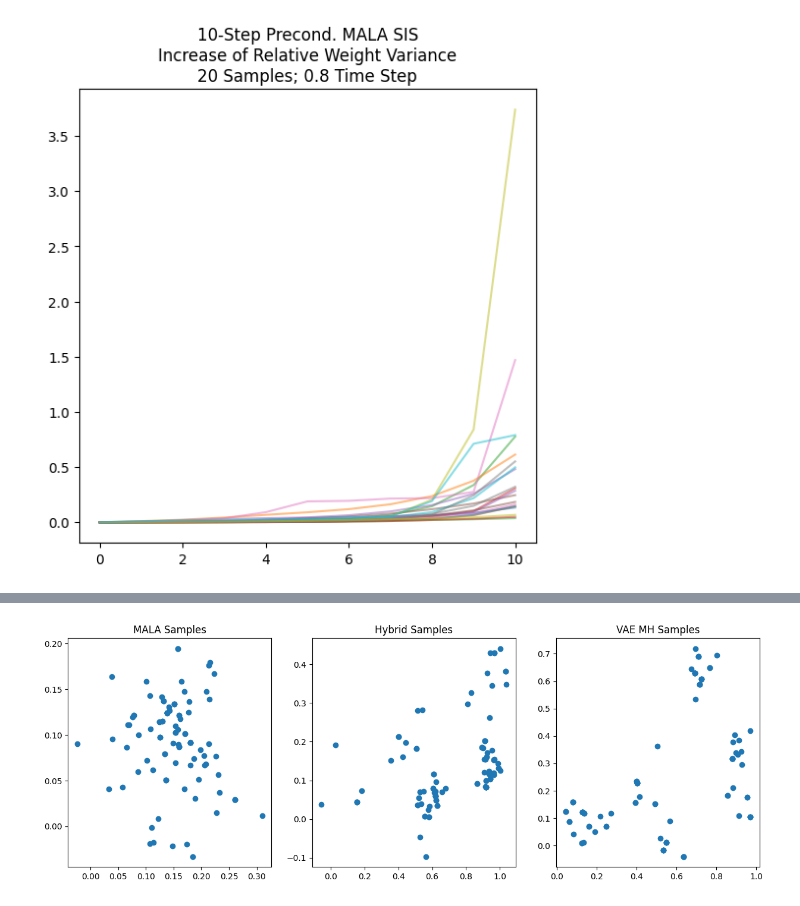
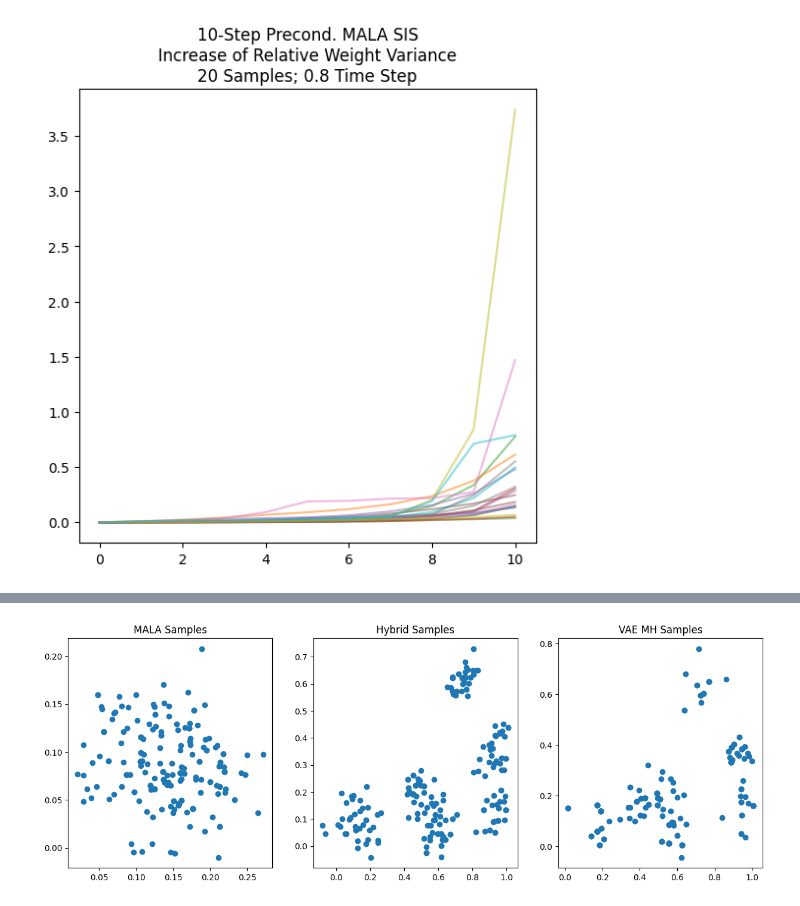
Before and after one commit to xapq/approximate-metropolis-hastings, a Jupyter notebook: notebooks/LikelihoodEstimatorsComparison.ipynb, the cells around one changed output, grey strips where cells are left out. Cells and saved outputs as stored; diff of their text form; code cells hidden in the pictures.

```diff
--- a/notebooks/LikelihoodEstimatorsComparison.ipynb
+++ b/notebooks/LikelihoodEstimatorsComparison.ipynb
@@ -3,32 +3,17 @@
 # %% [markdown]
 ## Initialization
 # %%
-%load_ext autoreload
-%autoreload 2
-import torch
-from matplotlib import pyplot as plt
-import matplotlib as mpl
-import seaborn as sns
-import numpy as np
-from time import time
-from tqdm import tqdm
-from collections import defaultdict
-from math import ceil
-import statistics
-import seaborn as sns
-
+%run _init_notebook.ipynb
 from approxmh.utilities import *
 from approxmh.y_utils import *
 from approxmh.samplers import *
 from approxmh.distributions import Banana, Funnel, create_gaussian_lattice, create_random_gaussian_mixture, get_mode_coverage, create_serpentine
 from approxmh.distribution_metrics import *
-from approxmh.sequential_mcmc import LangevinKernel, run_annealed_importance_sampling, DensityMixture
+from approxmh.sequential_mcmc import run_annealed_importance_sampling, DensityMixture
 from approxmh.vae import VAE, VAETrainer, get_filename
 from approxmh.gan_latent_space_distributions import SNGANLatentSpace
 from approxmh.likelihood_estimators import *
-
-device = torch.device('cuda' if torch.cuda.is_available() else 'cpu')
-print('device:', device)
+from approxmh.kernels import LangevinKernel
 
 def model_file(model, target_name):
     return Path(MODEL_DIR, get_filename(model, target_name))
@@ -69,10 +52,9 @@ torch.cuda.empty_cache()
 # %% [markdown]
 ## VAE Training/Loading
 # %%
-hidden_dims = (4, 4, 4, 4, 4)
 vae = VAE(
     data_dim=target.dim,
-    hidden_dims=hidden_dims,
+    hidden_dims=(4, 4, 4, 4, 4),
     latent_dim=target.dim,
     device=device
 )
@@ -544,6 +526,8 @@ sis_importance_weight_variance_dynamics()
 # %% [output]
 [figure]
 # %%
+%%time
+
 def test_local_global():
     estimator = SISLikelihoodEstimator(
         model=vae,
@@ -552,15 +536,14 @@ def test_local_global():
         time_step=0.8,
         precondition=True
     )
-    n_samples = 100
-
-    n_local_steps=5
-    n_isir_particles=10
+    n_samples = 200
+    n_local_steps=1
+    n_isir_particles=64
     local_step_size = 0.002
     lg_sampler = LocalGlobalSampler(
         target=target,
         global_model=vae,
-        model_log_likelihood_estimate=estimator,
+        model_likelihood_estimate=estimator,
         n_local_steps=n_local_steps,
         n_isir_particles=n_isir_particles,
         local_step_size=local_step_size,
@@ -600 +585 @@ Local A/R in LG: 0.681
-[figure, old version]
+[figure, new version]
```
Also changed, not shown: parts of 5 cells of this notebook, 9 other files.
